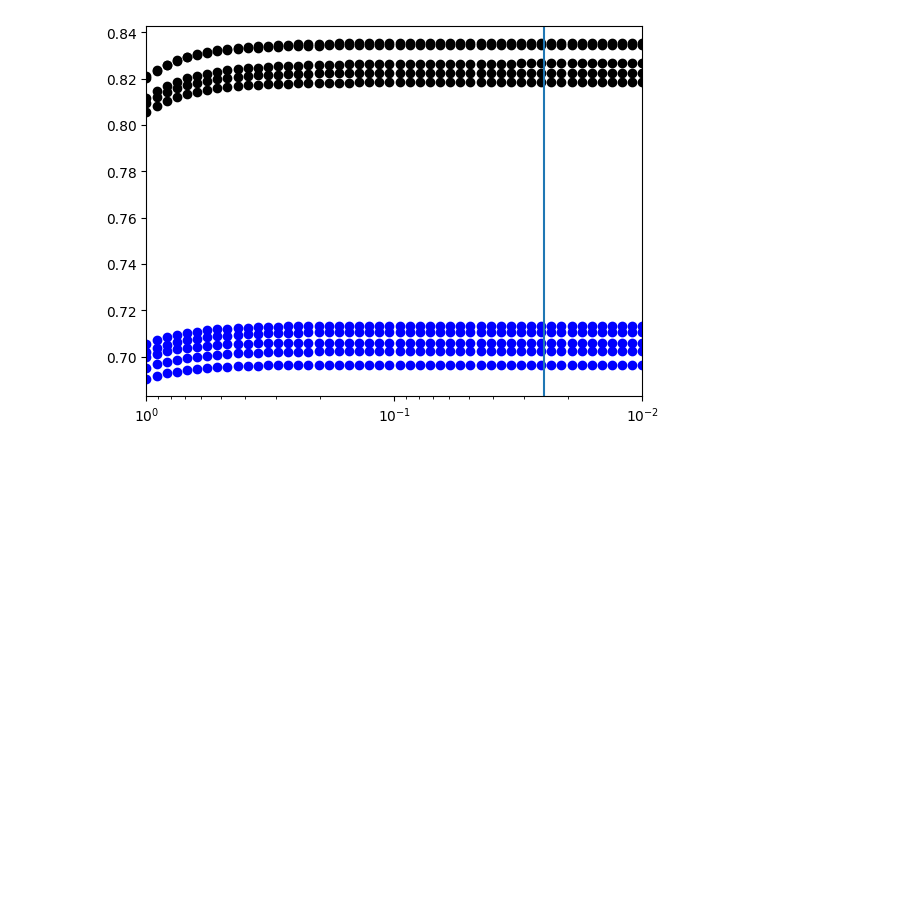
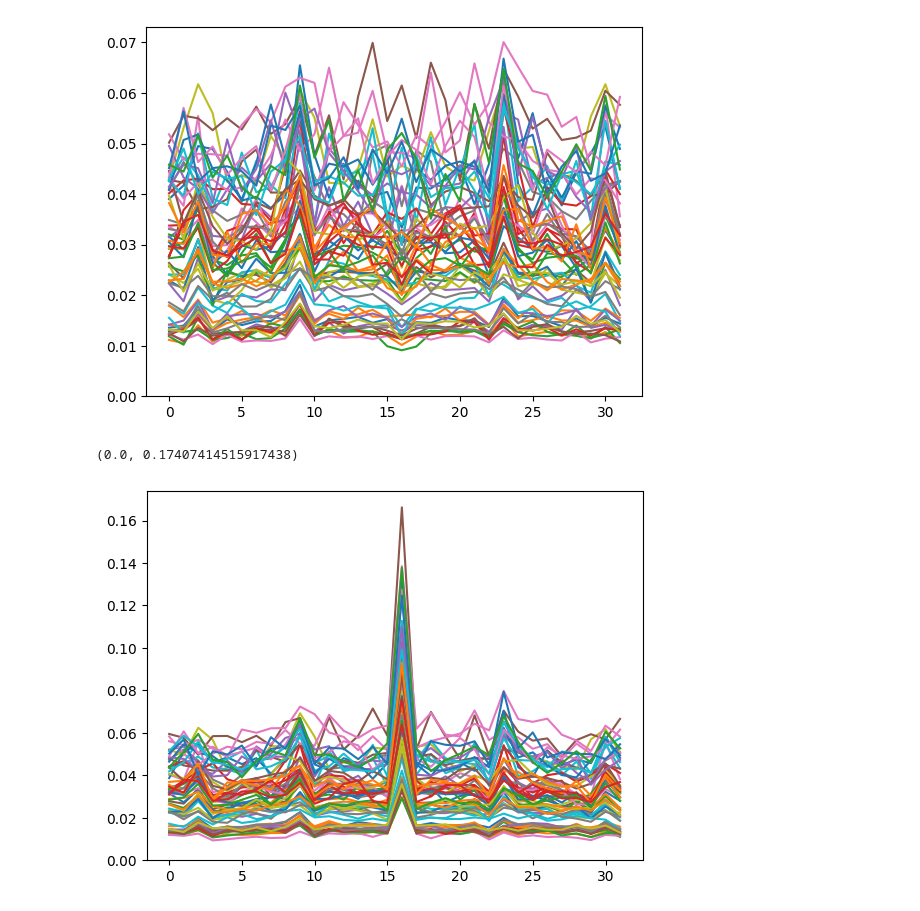
Before and after one commit to VegardBaa/HOSim, a Jupyter notebook: ML/lipshitz.ipynb, the cells around one changed output. Cells and saved outputs as stored; diff of their text form; code cells hidden in the pictures; blank space fills up the shorter version.

```diff
--- a/ML/lipshitz.ipynb
+++ b/ML/lipshitz.ipynb
@@ -87,25 +65,14 @@ plt.show()
-# %%
-f_jit = jax.jit(solver.f, static_argnums=(2, 3, 4, 5, 6))
-rk4 = solver.rk4_step
-
-step_sizes = np.logspace(-2, 0, 50)
-
-for t in range(5):
-    for step_size in step_sizes:
-        y = np.concatenate((eta_hat[index, 100*t], phi_hat[index, 100*t]))
-        y_next = rk4(200, y, step_size, modes, 9.81, 2*np.pi/length, 8, 0.001, f_jit)
-
-        f = f_jit(200, y, modes, 9.81, 2*np.pi/length, 8, 0.001)
-        f_next = f_jit(200, y_next, modes, 9.81, 2*np.pi/length, 8, 0.001)
-
-        K_eta = np.sqrt(np.sum(np.abs(f[:modes+1] - f_next[:modes+1])**2)) / np.sqrt(np.sum(np.abs(y[:modes+1]-y_next[:modes+1])**2))
-        plt.semilogx(step_size, K_eta, 'o', color="k")
-
-        K_phi = np.sqrt(np.sum(np.abs(f[modes+1:] - f_next[modes+1:])**2)) / np.sqrt(np.sum(np.abs(y[modes+1:]-y_next[modes+1:])**2))
-        plt.semilogx(step_size, K_phi, 'o', color="b")
-
-plt.xlim(np.max(step_sizes), np.min(step_sizes))
-plt.axvline(0.025)
-plt.show()
-# %% [output]
-[figure, removed]
+# %%
+for i in range(64):
+    plt.plot(K_eta_nonlin[i, :])
+    # plt.plot(K_phi_nonlin[i, :])
+plt.ylim(0)
+plt.show()
+
+for i in range(64):
+    plt.plot(K_phi_nonlin[i, :])
+plt.ylim(0)
+# %% [output]
+[figure, added]
+(0.0, 0.17407414515917438)
+[figure, added]
```
Also changed, not shown: parts of 14 cells of this notebook.
